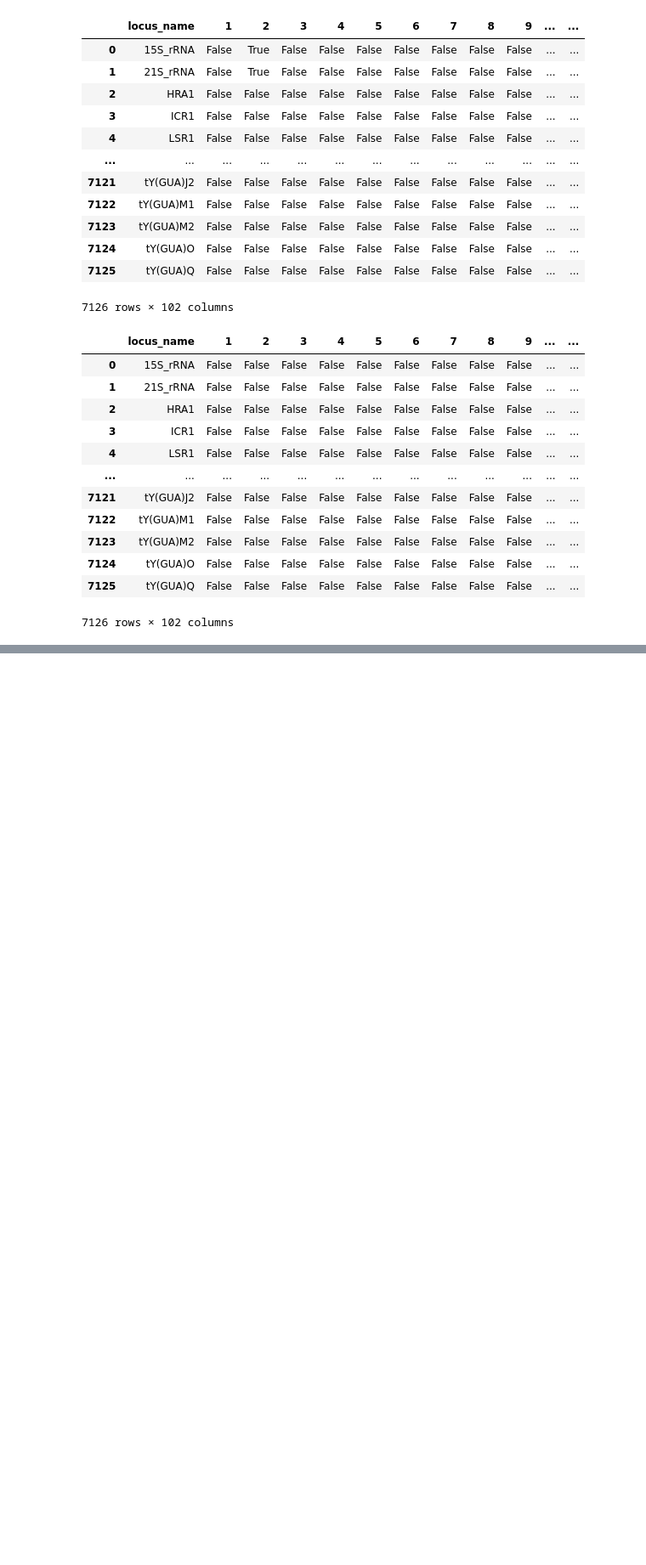
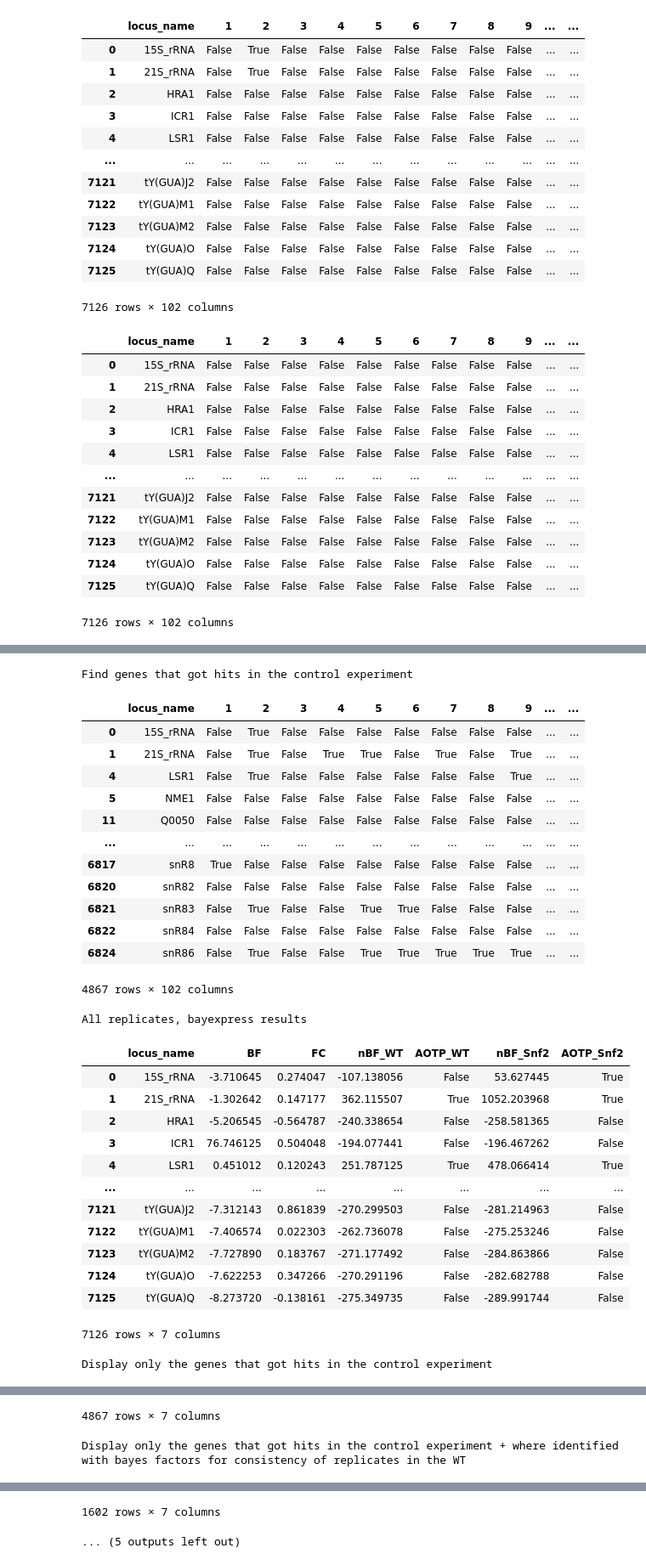
Before and after one commit to Morris-Research-Group/BDGE, a Jupyter notebook: FUNSECTION_R10.ipynb, the cells around one changed output, grey strips where cells are left out. Shown at 85% size. Saved outputs shown, nothing was run; the diff lists cells and outputs as text; code cells hidden in the pictures; blank space fills up the shorter version.

```diff
--- a/FUNSECTION_R10.ipynb
+++ b/FUNSECTION_R10.ipynb
@@ -225,0 +190,57 @@ display(RALL_bayexpress.iloc[(CONTROL_R10_bayexpress_FC0.loc[CONTROL_R10_bayexpr
+# %%
+# R10 means number of replicates in 100 bootstrapping iterations is 10
+# FC > 0
+# got hits (any)
+
+# let's find out which genes we found to produce hits in the control and see if we can identify them with Bayes factors for consistency
+
+print('Find genes that got hits in the control experiment')
+display(CONTROL_R10_bayexpress_FC0.loc[CONTROL_R10_bayexpress_FC0.Ntrue > 0])
+
+# importing results from differential gene expression anaylsis to check what they are
+RALL_bayexpress = pd.read_csv('RALL_bayexpress.csv', index_col=0)
+
+print('All replicates, bayexpress results')
+display(RALL_bayexpress)
+
+print('Display only the genes that got hits in the control experiment')
+display(RALL_bayexpress.iloc[(CONTROL_R10_bayexpress_FC0.loc[CONTROL_R10_bayexpress_FC0.Ntrue > 0].index)])
+
+print('Display only the genes that got hits in the control experiment + where identified with bayes factors for consistency of replicates in the WT')
+display(RALL_bayexpress.iloc[(CONTROL_R10_bayexpress_FC0.loc[CONTROL_R10_bayexpress_FC0.Ntrue > 0].index)].loc[(RALL_bayexpress.nBF_WT > 1)])
+
+print('Display only the genes that got hits in the control experiment + where NOT identified with bayes factors for consistency of replicates in the WT')
+display(RALL_bayexpress.iloc[(CONTROL_R10_bayexpress_FC0.loc[CONTROL_R10_bayexpress_FC0.Ntrue > 0].index)].loc[(RALL_bayexpress.nBF_WT < 1)])
+
+print('Among the genes that produced 0 hits, where there any genes that would be identified as variable by nBF > 1?')
+display(RALL_bayexpress.iloc[(CONTROL_R10_bayexpress_FC0.loc[CONTROL_R10_bayexpress_FC0.Ntrue == 0].index)].loc[(RALL_bayexpress.nBF_WT > 1)])
+# %% [output]
+Find genes that got hits in the control experiment
+|  | locus_name | 1 | 2 | 3 | 4 | 5 | 6 | 7 | 8 | 9 | ... | ... |
+| 0 | 15S_rRNA | False | True | False | False | False | False | False | False | False | ... | ... |
+| 1 | 21S_rRNA | False | True | False | True | True | False | True | False | True | ... | ... |
+| 4 | LSR1 | False | True | False | False | False | False | False | False | True | ... | ... |
+| 5 | NME1 | False | False | False | False | False | False | False | False | False | ... | ... |
+| 11 | Q0050 | False | False | False | False | False | False | False | False | False | ... | ... |
+| ... | ... | ... | ... | ... | ... | ... | ... | ... | ... | ... | ... | ... |
+| 6817 | snR8 | True | False | False | False | False | False | False | False | False | ... | ... |
+| 6820 | snR82 | False | False | False | False | False | False | False | False | False | ... | ... |
+| 6821 | snR83 | False | True | False | False | True | True | False | False | False | ... | ... |
+| 6822 | snR84 | False | False | False | False | False | False | False | False | False | ... | ... |
+| 6824 | snR86 | False | True | False | False | True | True | True | True | True | ... | ... |
+4867 rows × 102 columns
+All replicates, bayexpress results
+|  | locus_name | BF | FC | nBF_WT | AOTP_WT | nBF_Snf2 | AOTP_Snf2 |
+| 0 | 15S_rRNA | -3.710645 | 0.274047 | -107.138056 | False | 53.627445 | True |
+| 1 | 21S_rRNA | -1.302642 | 0.147177 | 362.115507 | True | 1052.203968 | True |
+| 2 | HRA1 | -5.206545 | -0.564787 | -240.338654 | False | -258.581365 | False |
+| 3 | ICR1 | 76.746125 | 0.504048 | -194.077441 | False | -196.467262 | False |
+| 4 | LSR1 | 0.451012 | 0.120243 | 251.787125 | True | 478.066414 | True |
+| ... | ... | ... | ... | ... | ... | ... | ... |
+| 7121 | tY(GUA)J2 | -7.312143 | 0.861839 | -270.299503 | False | -281.214963 | False |
+| 7122 | tY(GUA)M1 | -7.406574 | 0.022303 | -262.736078 | False | -275.253246 | False |
+| 7123 | tY(GUA)M2 | -7.727890 | 0.183767 | -271.177492 | False | -284.863866 | False |
+| 7124 | tY(GUA)O | -7.622253 | 0.347266 | -270.291196 | False | -282.682788 | False |
+| 7125 | tY(GUA)Q | -8.273720 | -0.138161 | -275.349735 | False | -289.991744 | False |
+7126 rows × 7 columns
+Display only the genes that got hits in the control experiment
@@ -225,0 +259,2 @@ display(RALL_bayexpress.iloc[(CONTROL_R10_bayexpress_FC0.loc[CONTROL_R10_bayexpr
+4867 rows × 7 columns
+Display only the genes that got hits in the control experiment + where identified with bayes factors for consistency of replicates in the WT
@@ -225,0 +273,2 @@ display(RALL_bayexpress.iloc[(CONTROL_R10_bayexpress_FC0.loc[CONTROL_R10_bayexpr
+1602 rows × 7 columns
+... (5 outputs left out)
```
Also changed, not shown: parts of 7 cells of this notebook, 3 other files.
